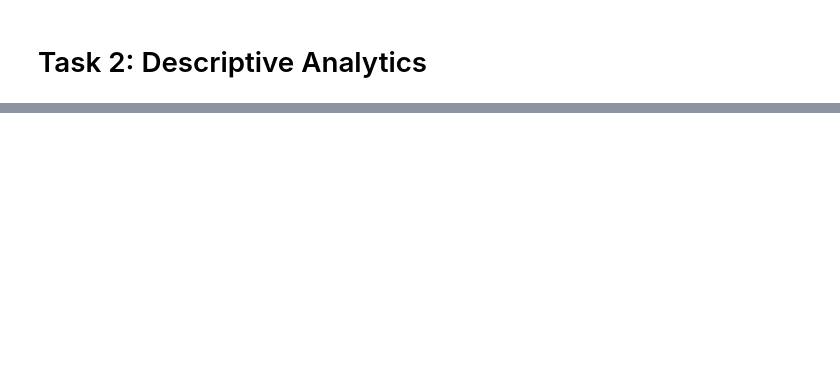
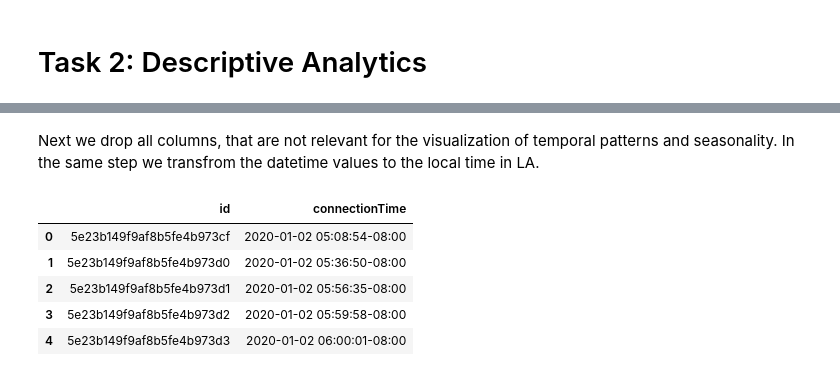
Before and after one commit to linusslange/AnalyticsAndApplications, a Jupyter notebook: 2.a Temporal Patterns and Seasonality.ipynb, the cells around one changed output, grey strips where cells are left out. Saved outputs shown, nothing was run; the diff lists cells and outputs as text; code cells hidden in the pictures; blank space fills up the shorter version.

```diff
--- a/2.a Temporal Patterns and Seasonality.ipynb
+++ b/2.a Temporal Patterns and Seasonality.ipynb
@@ -26,0 +25,33 @@ charging_sessions_preprocessed
+# %% [markdown]
+Next we drop all columns, that are not relevant for the visualization of temporal patterns and seasonality. In the same step we transfrom the datetime values to the local time in LA.
+# %%
+IRRELEVANT_COLUMNS = [
+    "disconnectTime",
+    "doneChargingTime",
+    "kWhDelivered",
+    "sessionID",
+    "siteID",
+    "spaceID",
+    "stationID",
+    "userID",
+    "userInputs",
+    "totalConnectionTime",
+    "totalChargingTime",
+    "userInformation",
+]
+
+# drop irrelevant columns
+df_charging_sessions = df_charging_sessions.drop(IRRELEVANT_COLUMNS, axis=1)
+# transform datetime values
+df_charging_sessions["connectionTime"] = df_charging_sessions[
+    "connectionTime"
+].dt.tz_convert("America/Los_Angeles")
+
+df_charging_sessions.head()
+# %% [output]
+|  | id | connectionTime |
+| 0 | 5e23b149f9af8b5fe4b973cf | 2020-01-02 05:08:54-08:00 |
+| 1 | 5e23b149f9af8b5fe4b973d0 | 2020-01-02 05:36:50-08:00 |
+| 2 | 5e23b149f9af8b5fe4b973d1 | 2020-01-02 05:56:35-08:00 |
+| 3 | 5e23b149f9af8b5fe4b973d2 | 2020-01-02 05:59:58-08:00 |
+| 4 | 5e23b149f9af8b5fe4b973d3 | 2020-01-02 06:00:01-08:00 |
```
Also changed, not shown: parts of 9 cells of this notebook.
